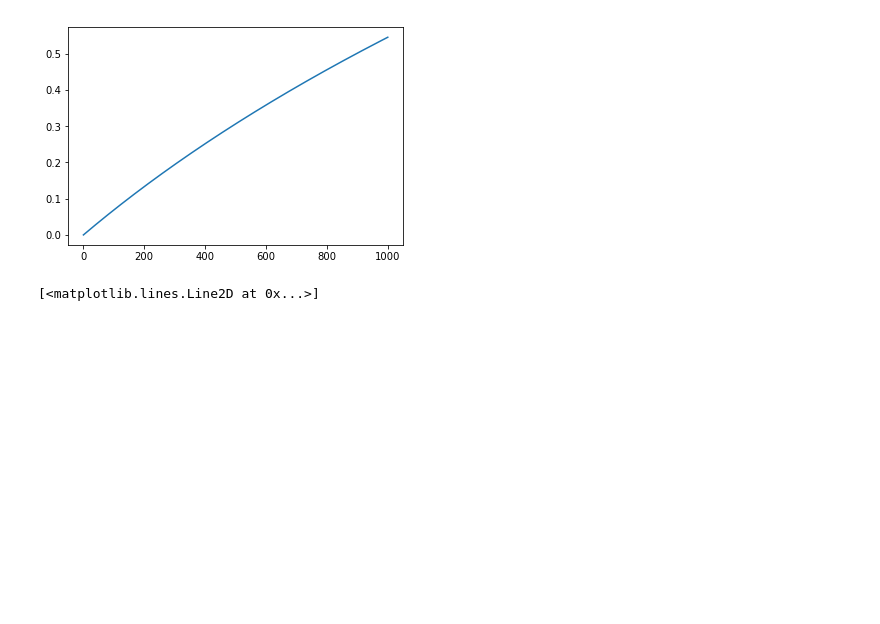
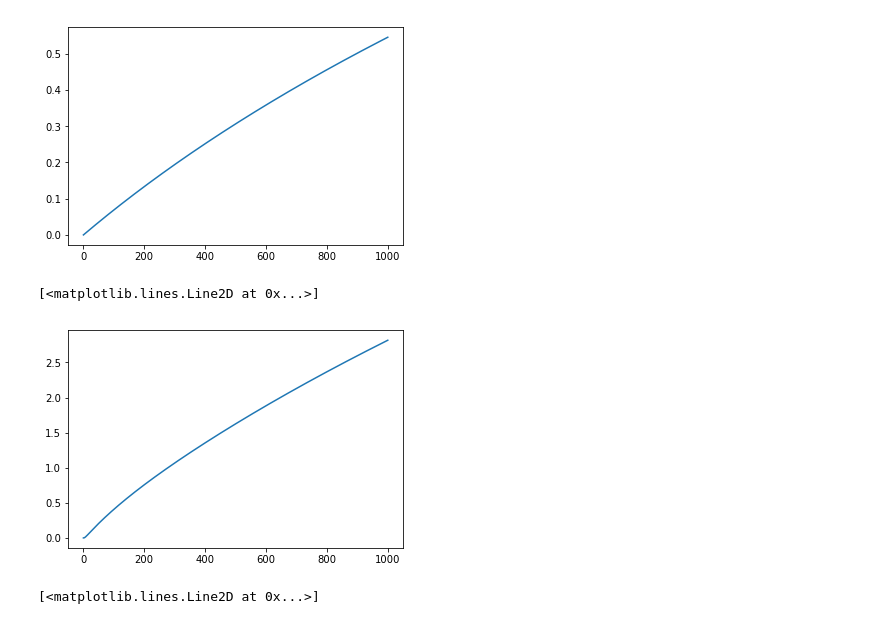
Before and after one commit to JGBroadbent/FAIR, a Jupyter notebook: notebooks/fair2_scribbles.ipynb, the cells around one changed output. Saved outputs shown, nothing was run; the diff lists cells and outputs as text; code cells hidden in the pictures; blank space fills up the shorter version.

Commit message:
two-layer temperature working in notebook. Much cleaning to do still

```diff
--- a/notebooks/fair2_scribbles.ipynb
+++ b/notebooks/fair2_scribbles.ipynb
@@ -280,3 +433,9 @@ pl.plot(ch4.effective_radiative_forcing)
+# %%
+scen.calculate_temperature()
+pl.plot(scen.temperature)
+# %% [output]
+[<matplotlib.lines.Line2D at 0x...>]
+[figure, added]
 # %%
 n2o.calculate_forcing(co2, ch4)
 ch4.calculate_forcing(co2, n2o)
```
Also changed, not shown: parts of 14 cells of this notebook, 1 other file.
